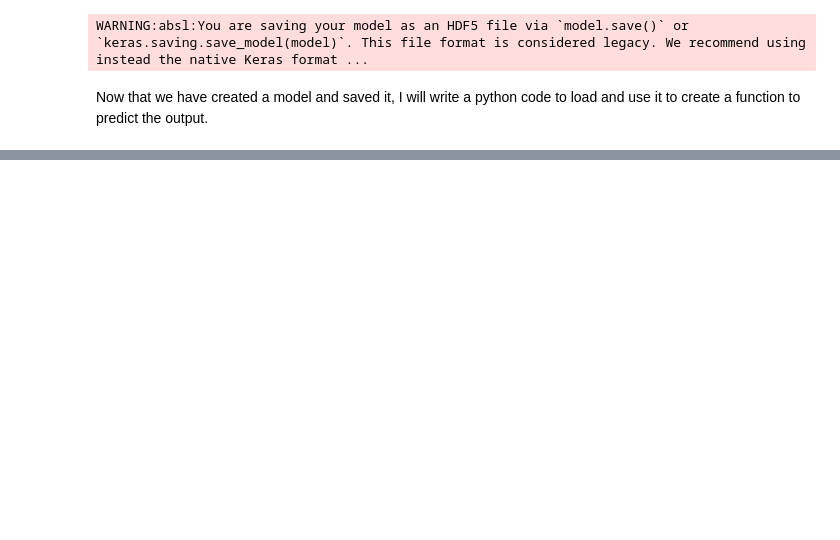
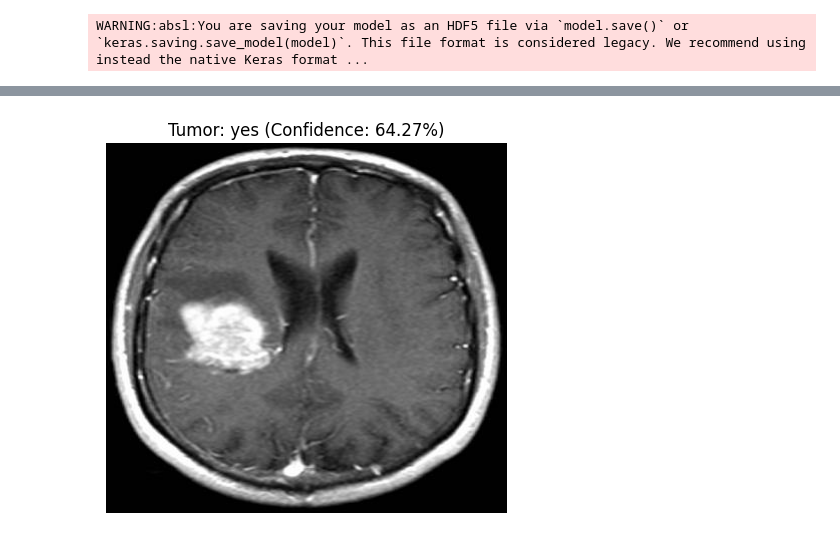
Before and after one commit to NishchayGithub2004/Machine-Learning-Projects, a Jupyter notebook: brain tumor prediction/untitled.ipynb, the cells around one changed output, grey strips where cells are left out. Saved outputs shown, nothing was run; the diff lists cells and outputs as text; code cells hidden in the pictures; blank space fills up the shorter version.

```diff
--- a/brain tumor prediction/untitled.ipynb
+++ b/brain tumor prediction/untitled.ipynb
@@ -262,5 +262,41 @@ Confusion Matrix:
 model.save('model.h5') # save the model
 # %% [output]
 WARNING:absl:You are saving your model as an HDF5 file via `model.save()` or `keras.saving.save_model(model)`. This file format is considered legacy. We recommend using instead the native Keras format ...
-# %% [markdown]
-Now that we have created a model and saved it, I will write a python code to load and use it to create a function to predict the output.
+# %%
+# Now that we have created a model and saved it, it's time to write a function that will
+# look at an MRI scan of a human brain and predict whether the brain contains a tumor or not.
+
+def detect_and_display(img_path, image_size = 224):
+    try:
+        class_labels = ['no', 'yes']
+
+        # Load and preprocess the image
+        img = load_img(img_path, target_size=(image_size, image_size))
+        img_array = img_to_array(img) / 255.0  # Normalize pixel values
+        img_array = np.expand_dims(img_array, axis=0)  # Add batch dimension
+
+        # Make a prediction
+        predictions = model.predict(img_array)
+        predicted_class_index = np.argmax(predictions, axis=1)[0]
+        confidence_score = np.max(predictions, axis=1)[0]
+
+        # Determine the class
+        if class_labels[predicted_class_index] == 'no':
+            result = "No Tumor"
+        else:
+            result = f"Tumor: {class_labels[predicted_class_index]}"
+
+        # Display the image with the prediction
+        plt.imshow(load_img(img_path))
+        plt.axis('off')
+        plt.title(f"{result} (Confidence: {confidence_score * 100:.2f}%)")
+        plt.show()
+
+    except Exception as e:
+        print("Error processing the image:", str(e))
+# %%
+# testing the function for some input images
+
+image_path = 'split data/test/yes/Y11.jpg'
+detect_and_display(image_path)
+# %% [output]
@@ -266,0 +304 @@ Now that we have created a model and saved it, I will write a python code to loa
+[figure, added]
```
Also changed, not shown: parts of 6 cells of this notebook.
